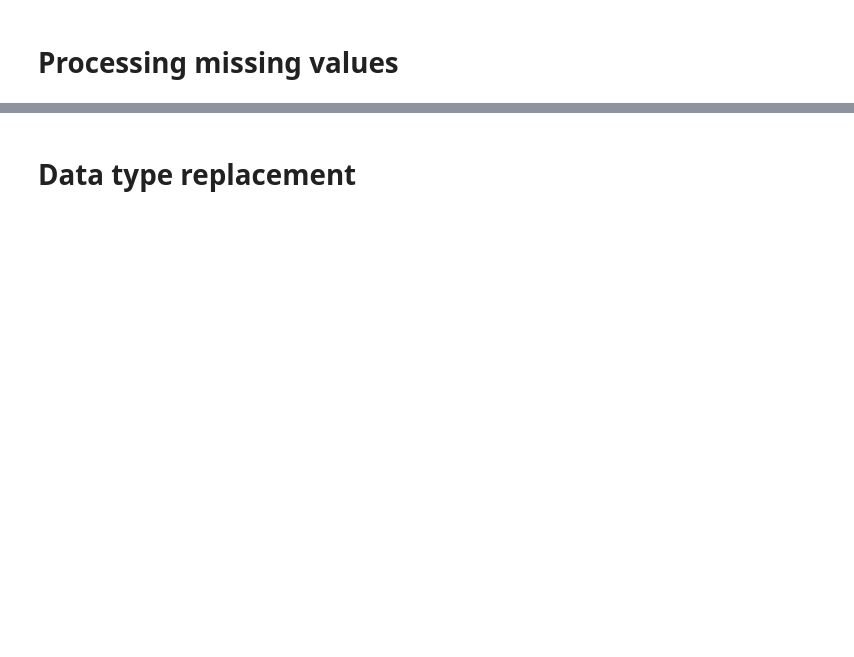
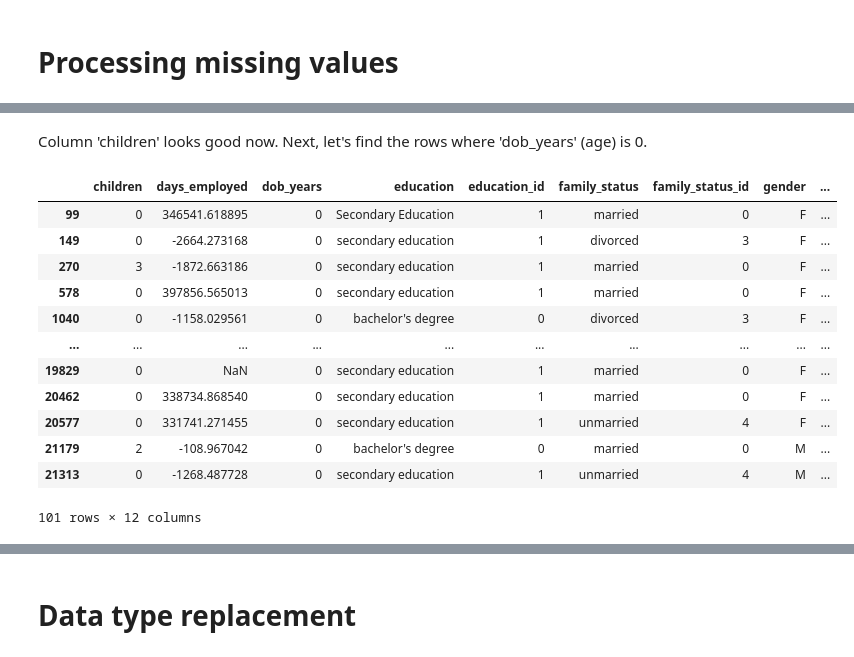
Before and after one commit to Jamezcua10/Data-Analytics-Bootcamp-Projects, a Jupyter notebook: bank_loan_analysis/bank_loan_analysis.ipynb, the cells around one changed output, grey strips where cells are left out. Saved outputs shown, nothing was run; the diff lists cells and outputs as text; code cells hidden in the pictures; blank space fills up the shorter version.

```diff
--- a/bank_loan_analysis/bank_loan_analysis.ipynb
+++ b/bank_loan_analysis/bank_loan_analysis.ipynb
@@ -76,0 +289,2 @@ For the processing missing values step, I was able to identified three columns t
+# %%
+credit_scoring.loc[credit_scoring['children'] == 20, 'children'] = 2
@@ -76,0 +301,18 @@ For the processing missing values step, I was able to identified three columns t
+# %% [markdown]
+Column 'children' looks good now. Next, let's find the rows where 'dob_years' (age) is 0.
+# %%
+credit_scoring[credit_scoring['dob_years'] == 0]
+# %% [output]
+|  | children | days_employed | dob_years | education | education_id | family_status | family_status_id | gender | ... |
+| 99 | 0 | 346541.618895 | 0 | Secondary Education | 1 | married | 0 | F | ... |
+| 149 | 0 | -2664.273168 | 0 | secondary education | 1 | divorced | 3 | F | ... |
+| 270 | 3 | -1872.663186 | 0 | secondary education | 1 | married | 0 | F | ... |
+| 578 | 0 | 397856.565013 | 0 | secondary education | 1 | married | 0 | F | ... |
+| 1040 | 0 | -1158.029561 | 0 | bachelor's degree | 0 | divorced | 3 | F | ... |
+| ... | ... | ... | ... | ... | ... | ... | ... | ... | ... |
+| 19829 | 0 | NaN | 0 | secondary education | 1 | married | 0 | F | ... |
+| 20462 | 0 | 338734.868540 | 0 | secondary education | 1 | married | 0 | F | ... |
+| 20577 | 0 | 331741.271455 | 0 | secondary education | 1 | unmarried | 4 | F | ... |
+| 21179 | 2 | -108.967042 | 0 | bachelor's degree | 0 | married | 0 | M | ... |
+| 21313 | 0 | -1268.487728 | 0 | secondary education | 1 | unmarried | 4 | M | ... |
+101 rows × 12 columns
```
Also changed, not shown: parts of 192 cells of this notebook.
